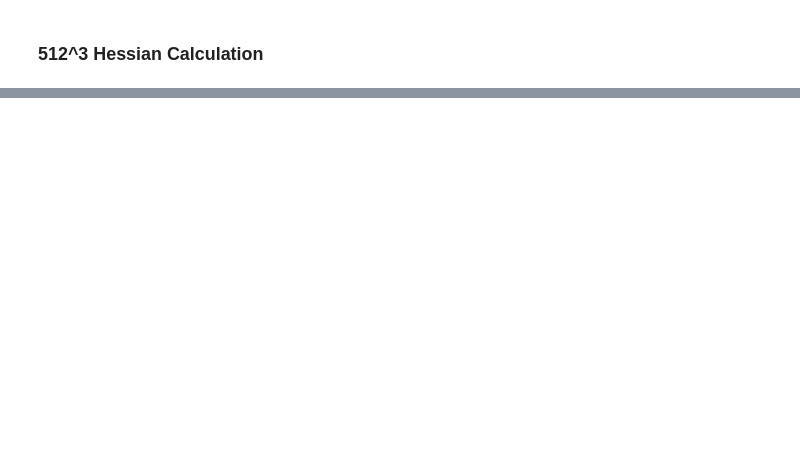
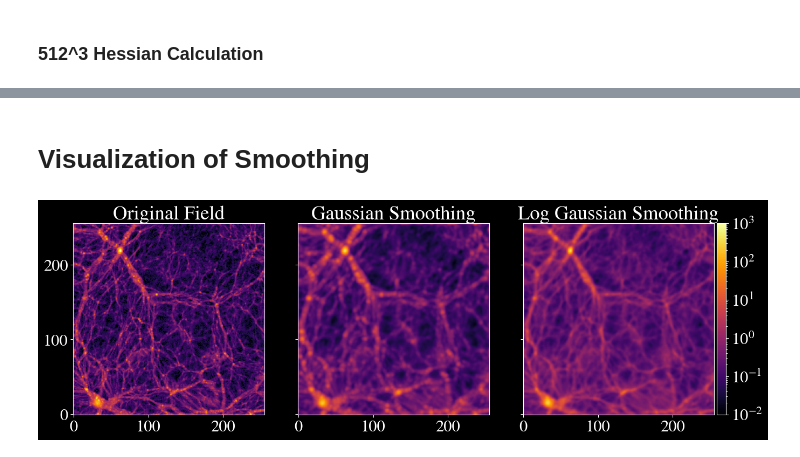
Before and after one commit to James11222/CosmoMMF, a Jupyter notebook: notebooks/Optimization.ipynb, the cells around one changed output, grey strips where cells are left out. Drawn from its saved outputs; the diff is of its cells as text; code cells hidden in the pictures; blank space fills up the shorter version.

```diff
--- a/notebooks/Optimization.ipynb
+++ b/notebooks/Optimization.ipynb
@@ -1,10 +1,19 @@
 # %%
+print("Import Packages")
+
 using FFTW
 using LinearAlgebra
 using JLD2
 using YAML
 using PyPlot
+using PyCall
 
+using CosmoMMF
+# using Revise
+
+plt.style.use("dark_mode")
+mpl = pyimport("matplotlib")
+@pyimport mpl_toolkits.axes_grid1 as axgrid
 
 config = YAML.load_file("../config.yaml")
 # %% [output]
@@ -130,0 +172,25 @@ end
+# %% [markdown]
+# Visualization of Smoothing
+# %%
+f, axes = plt.subplots(1,3,sharey=true, figsize=(14,6))
+axes[1].set_title("Original Field")
+im1 = axes[1].imshow(den_256_subset[:,:,200], origin="lower", cmap="inferno", norm=mpl.colors.LogNorm(vmin=0.01, vmax=1000.0))
+divider1 = axgrid.make_axes_locatable(axes[1])
+cax1 = divider1.append_axes("right", size="5%", pad=0.05)
+cax1.set_axis_off()
+
+axes[2].set_title("Gaussian Smoothing")
+im2 = axes[2].imshow(smoothed_256_gauss[:,:,200], origin="lower", cmap="inferno", norm=mpl.colors.LogNorm(vmin=0.01, vmax=1000.0))
+divider2 = axgrid.make_axes_locatable(axes[2])
+cax2 = divider2.append_axes("right", size="5%", pad=0.05)
+cax2.set_axis_off()
+
+axes[3].set_title("Log Gaussian Smoothing")
+im3 = axes[3].imshow(smoothed_256_loggauss[:,:,200], origin="lower", cmap="inferno", norm=mpl.colors.LogNorm(vmin=0.01, vmax=1000.0))
+divider3 = axgrid.make_axes_locatable(axes[3])
+cax3 = divider3.append_axes("right", size="5%", pad=0.05)
+
+plt.colorbar(im3, cax=cax3)
+f.tight_layout()
+# %% [output]
+[figure, added]
```
Also changed, not shown: parts of 21 cells of this notebook, 14 other files.
